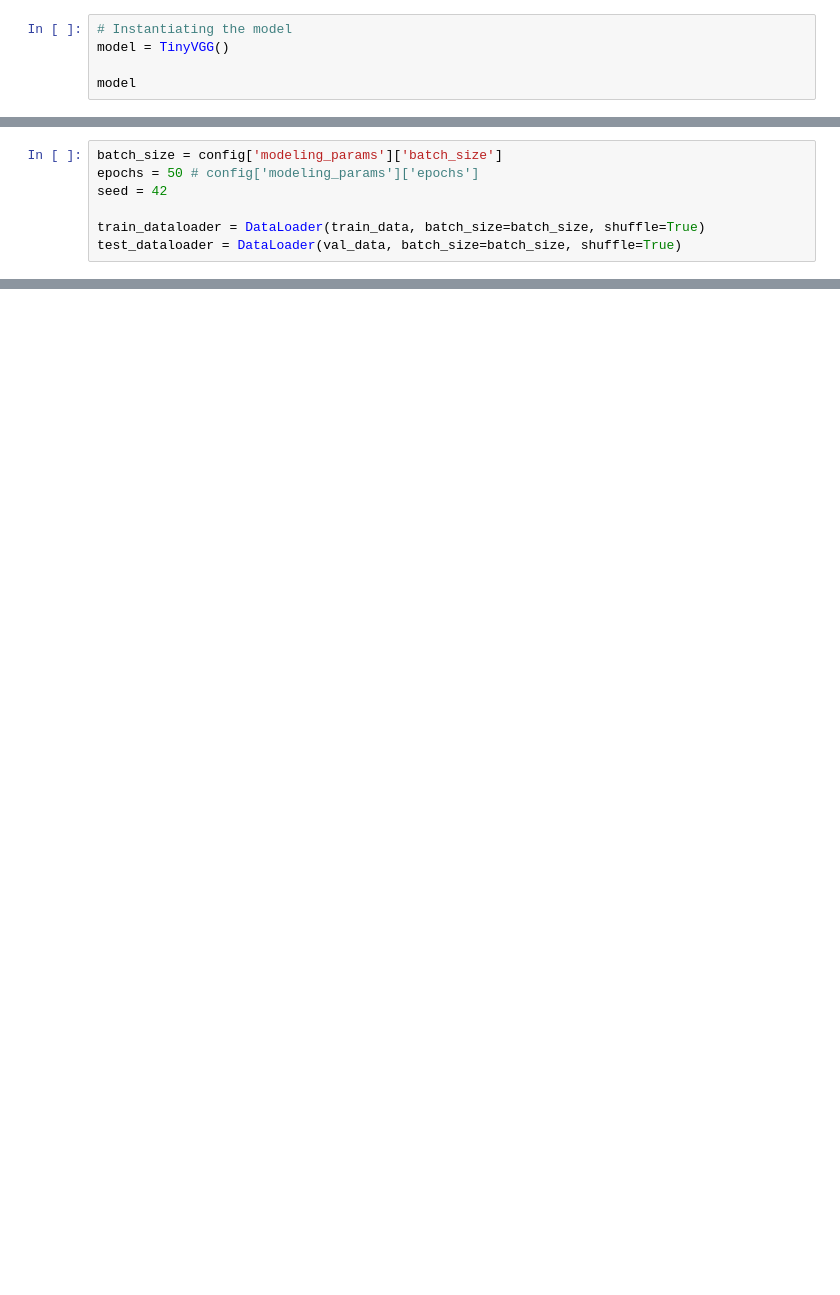
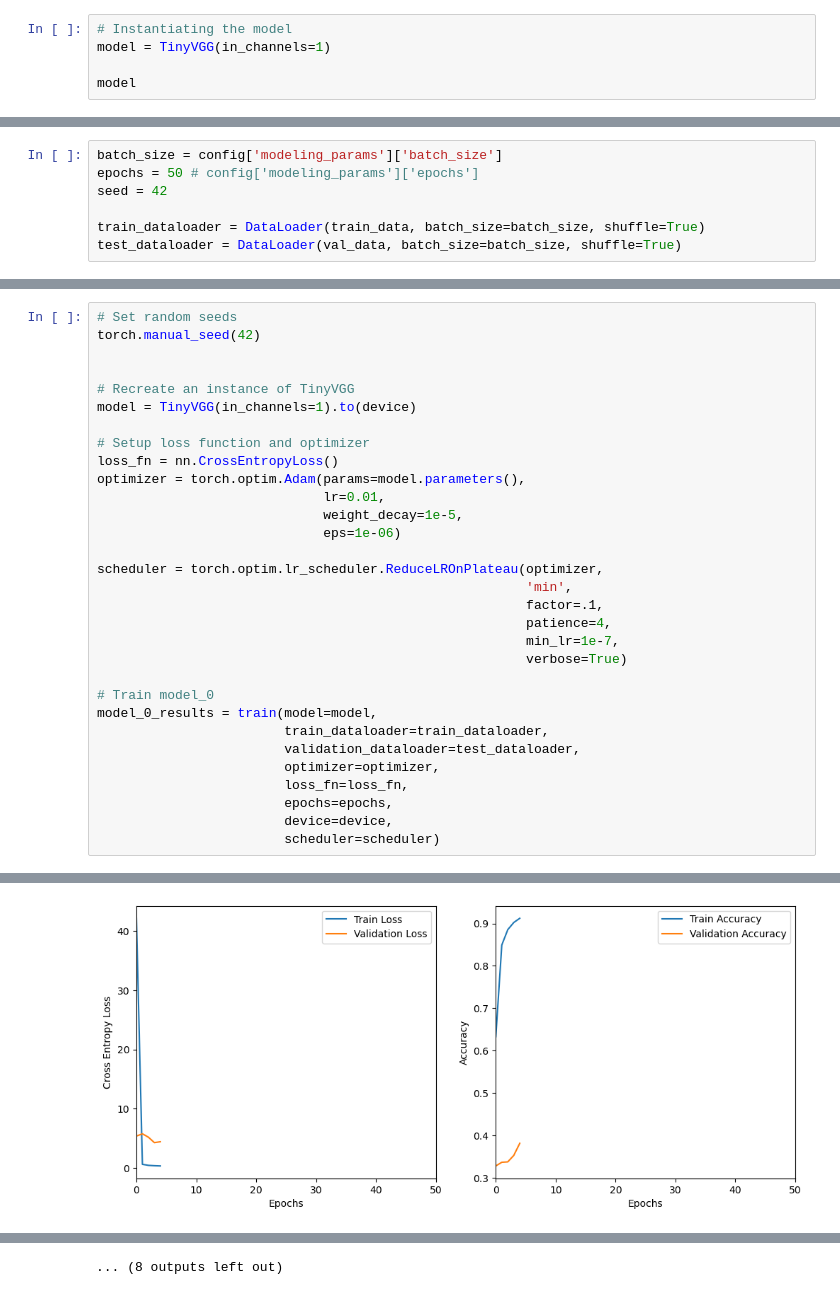
Before and after one commit to RasKrebs/aml_itu, a Jupyter notebook: notebooks/tiny_vgg_v1_w_augmentation.ipynb, the cells around one changed output, grey strips where cells are left out. Saved outputs shown, nothing was run; the diff lists cells and outputs as text; blank space fills up the shorter version.

```diff
--- a/notebooks/tiny_vgg_v1_w_augmentation.ipynb
+++ b/notebooks/tiny_vgg_v1_w_augmentation.ipynb
@@ -241,7 +242,7 @@ class TinyVGG(torch.nn.Module):
         return x
 # %%
 # Instantiating the model
-model = TinyVGG()
+model = TinyVGG(in_channels=1)
 
 model
 # %% [output]
@@ -294,0 +405,32 @@ Estimated Total Size (MB): 1998.63
+# %%
+# Set random seeds
+torch.manual_seed(42)
+
+
+# Recreate an instance of TinyVGG
+model = TinyVGG(in_channels=1).to(device)
+
+# Setup loss function and optimizer
+loss_fn = nn.CrossEntropyLoss()
+optimizer = torch.optim.Adam(params=model.parameters(),
+                             lr=0.01,
+                             weight_decay=1e-5,
+                             eps=1e-06)
+
+scheduler = torch.optim.lr_scheduler.ReduceLROnPlateau(optimizer,
+                                                       'min',
+                                                       factor=.1,
+                                                       patience=4,
+                                                       min_lr=1e-7,
+                                                       verbose=True)
+
+# Train model_0
+model_0_results = train(model=model,
+                        train_dataloader=train_dataloader,
+                        validation_dataloader=test_dataloader,
+                        optimizer=optimizer,
+                        loss_fn=loss_fn,
+                        epochs=epochs,
+                        device=device,
+                        scheduler=scheduler)
+# %% [output]
@@ -294,0 +442 @@ Estimated Total Size (MB): 1998.63
+[figure, added]
@@ -294,0 +476 @@ Estimated Total Size (MB): 1998.63
+... (8 outputs left out)
```
Also changed, not shown: parts of 27 cells of this notebook, 2 other files.
